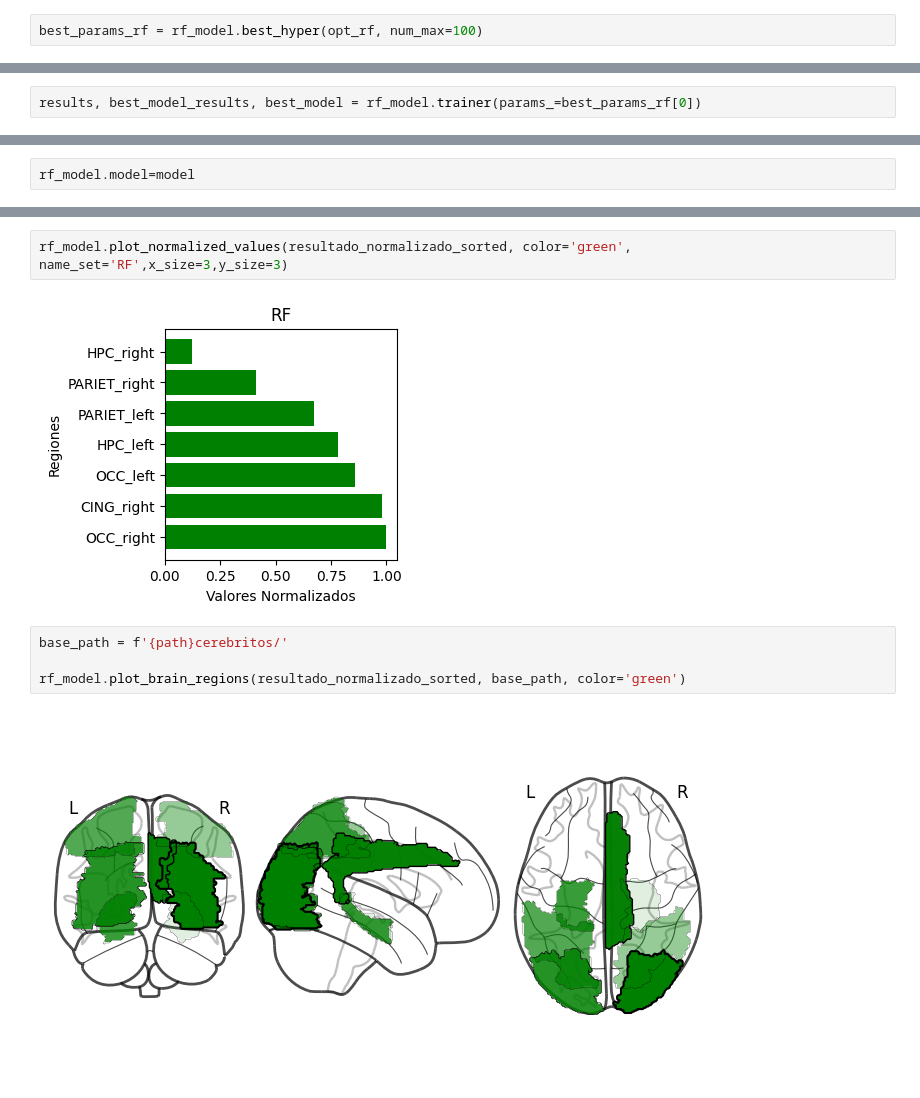
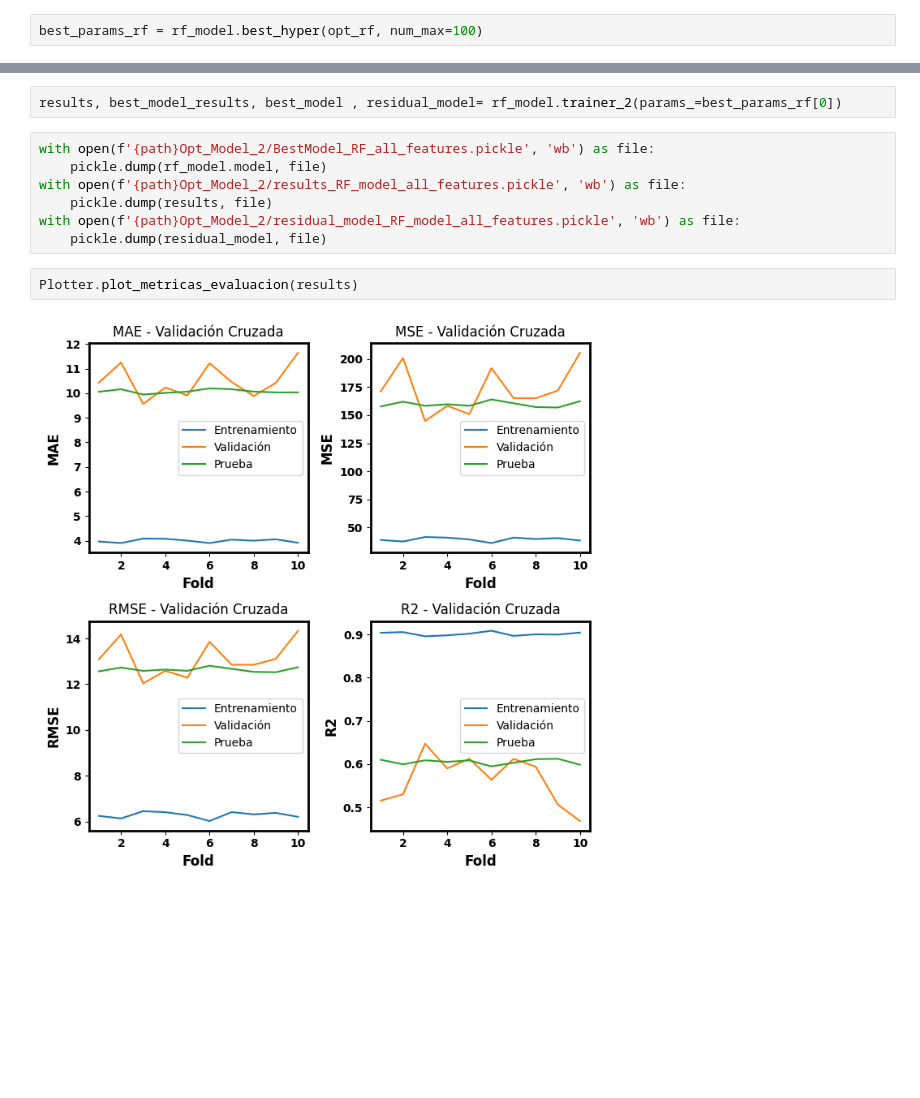
Before and after one commit to carrielfelipe/Brain_Age, a Jupyter notebook: Random_Forest/Random_Forest.ipynb, the cells around one changed output, grey strips where cells are left out. Drawn from its saved outputs; the diff is of its cells as text; blank space fills up the shorter version.

```diff
--- a/Random_Forest/Random_Forest.ipynb
+++ b/Random_Forest/Random_Forest.ipynb
@@ -98,2 +49,0 @@ best_params_rf
-# %%
-results, best_model_results, best_model = rf_model.trainer(params_=best_params_rf[0])
@@ -111,2 +49,0 @@ with open(f'{path}Opt_Model/results_RF_model_all_features.pickle', 'rb') as file
-# %%
-rf_model.model=model
@@ -297,10 +50,13 @@ HPC_right: 0.122410
-# %%
-rf_model.plot_normalized_values(resultado_normalizado_sorted, color='green', name_set='RF',x_size=3,y_size=3)
-# %% [output]
-[figure, removed]
-# %%
-base_path = f'{path}cerebritos/'
-
-rf_model.plot_brain_regions(resultado_normalizado_sorted, base_path, color='green')
-# %% [output]
-[figure, removed]
+# %%
+results, best_model_results, best_model , residual_model= rf_model.trainer_2(params_=best_params_rf[0])
+# %%
+with open(f'{path}Opt_Model_2/BestModel_RF_all_features.pickle', 'wb') as file:
+    pickle.dump(rf_model.model, file)
+with open(f'{path}Opt_Model_2/results_RF_model_all_features.pickle', 'wb') as file:
+    pickle.dump(results, file)
+with open(f'{path}Opt_Model_2/residual_model_RF_model_all_features.pickle', 'wb') as file:
+    pickle.dump(residual_model, file)
+# %%
+Plotter.plot_metricas_evaluacion(results)
+# %% [output]
+[figure, added]
```
Also changed, not shown: parts of 43 cells of this notebook, 11 other files.
